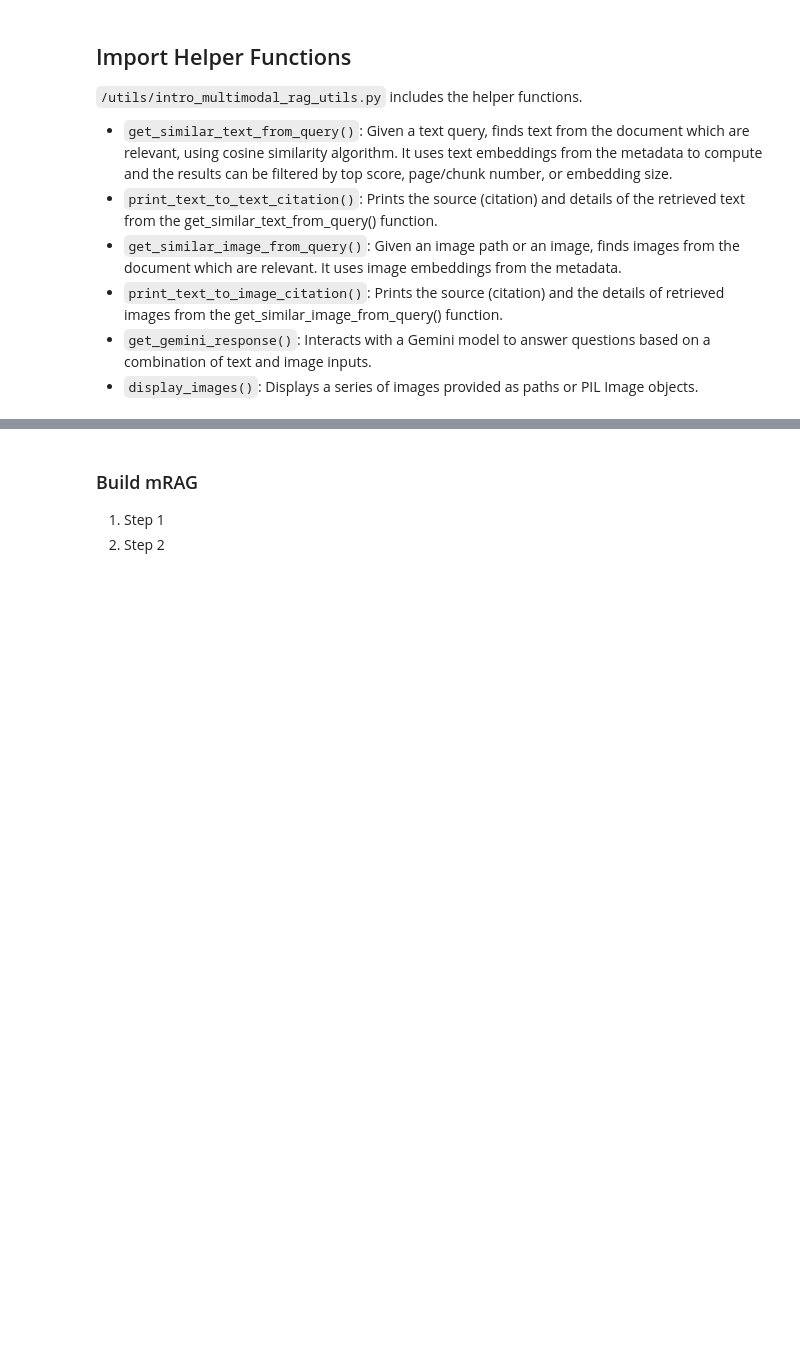
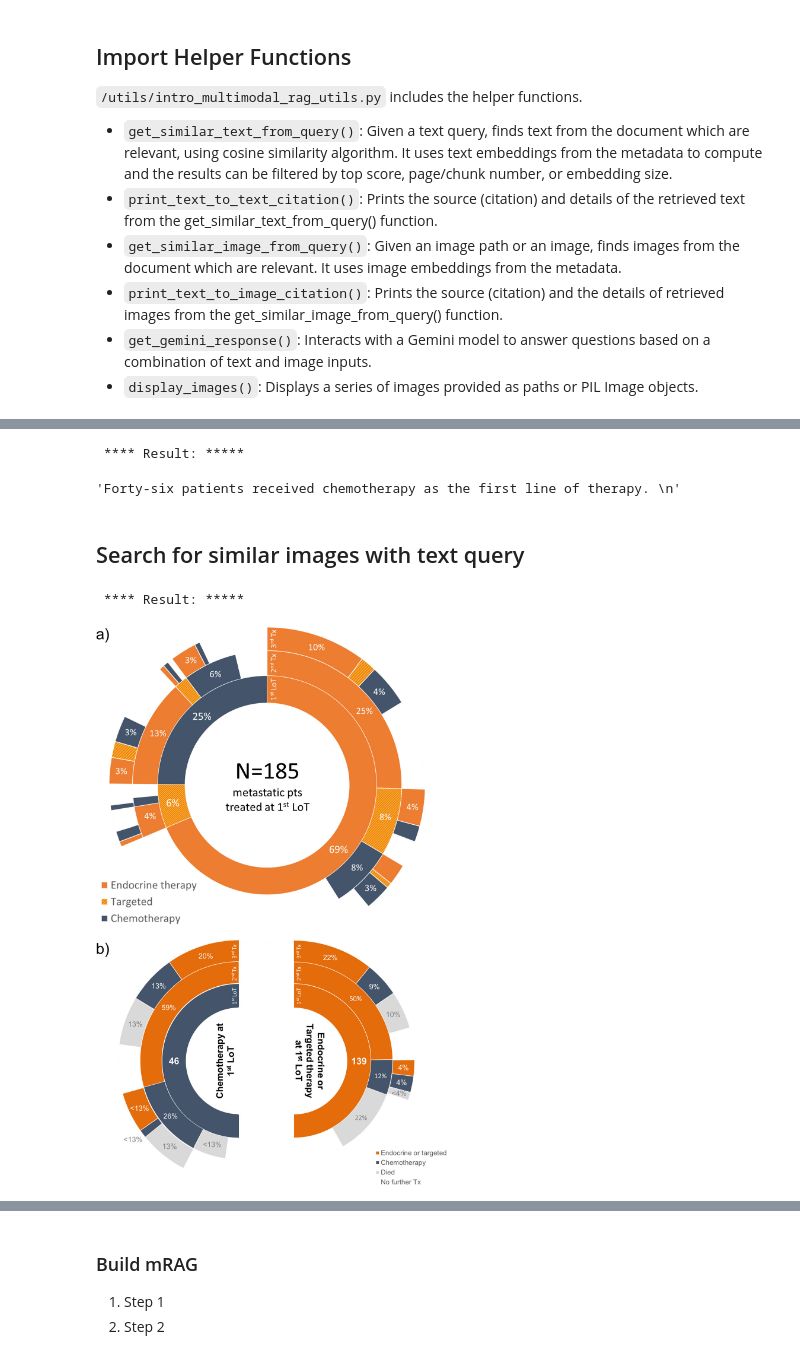
Before and after one commit to necibeahat/Multi-Modal-Reasoning, a Jupyter notebook: MultiModalRAG.ipynb, the cells around one changed output, grey strips where cells are left out. Saved outputs shown, nothing was run; the diff lists cells and outputs as text; code cells hidden in the pictures; blank space fills up the shorter version.

Commit message:
add text search

```diff
--- a/MultiModalRAG.ipynb
+++ b/MultiModalRAG.ipynb
@@ -193,0 +125,26 @@ print("\n\n --- Completed processing. ---")
+# %%
+%%time
+# pdf_folder_path = "/content/data/" # if running in Google Colab/Colab Enterprise
+pdf_folder_path = "data/"  # if running in Vertex AI Workbench.
+
+# Specify the image description prompt. Change it
+image_description_prompt = """Explain what is going on in the image.
+If it's a table, extract all elements of the table.
+If it's a graph, explain the findings in the graph.
+Do not include any numbers that are not mentioned in the image.
+"""
+
+# Extract text and image metadata from the PDF document
+text_metadata_df, image_metadata_df = get_document_metadata(
+    multimodal_model,  # we are passing Gemini 1.5 Pro model
+    pdf_folder_path,
+    image_save_dir="images",
+    image_description_prompt=image_description_prompt,
+    embedding_size=1408,
+    # add_sleep_after_page = True, # Uncomment this if you are running into API quota issues
+    # sleep_time_after_page = 5,
+    # generation_config = # see next cell
+    # safety_settings =  # see next cell
+)
+
+print("\n\n --- Completed processing. ---")
@@ -219,0 +245,51 @@ from intro_multimodal_rag_utils import (
+# %%
+print("\n **** Result: ***** \n")
+
+# All relevant text chunk found across documents based on user query
+context = "\n".join(
+    [value["chunk_text"] for key, value in matching_results_text.items()]
+)
+
+instruction = f"""Answer the question with the given context.
+If the information is not available in the context, just return "not available in the context".
+Question: {query}
+Context: {context}
+Answer:
+"""
+
+# Prepare the model input
+model_input = instruction
+
+# Generate Gemini response with streaming output
+get_gemini_response(
+    text_model,  # we are passing Gemini 1.0 Pro
+    model_input=model_input,
+    stream=True,
+    generation_config=GenerationConfig(temperature=0.2),
+)
+# %% [output]
+ **** Result: *****
+'Forty-six patients received chemotherapy as the first line of therapy. \n'
+# %% [markdown]
+## Search for similar images with text query
+# %%
+query = "How many patients received chemotherapy as first line of therapy"
+
+matching_results_image = get_similar_image_from_query(
+    text_metadata_df,
+    image_metadata_df,
+    query=query,
+    column_name="text_embedding_from_image_description",  # Use image description text embedding
+    image_emb=False,  # Use text embedding instead of image embedding
+    top_n=3,
+    embedding_size=1408,
+)
+
+# Markdown(print_text_to_image_citation(matching_results_image, print_top=True))
+print("\n **** Result: ***** \n")
+
+# Display the top matching image
+display(matching_results_image[0]["image_object"])
+# %% [output]
+ **** Result: *****
+[figure, added]
```
Also changed, not shown: parts of 18 cells of this notebook.
